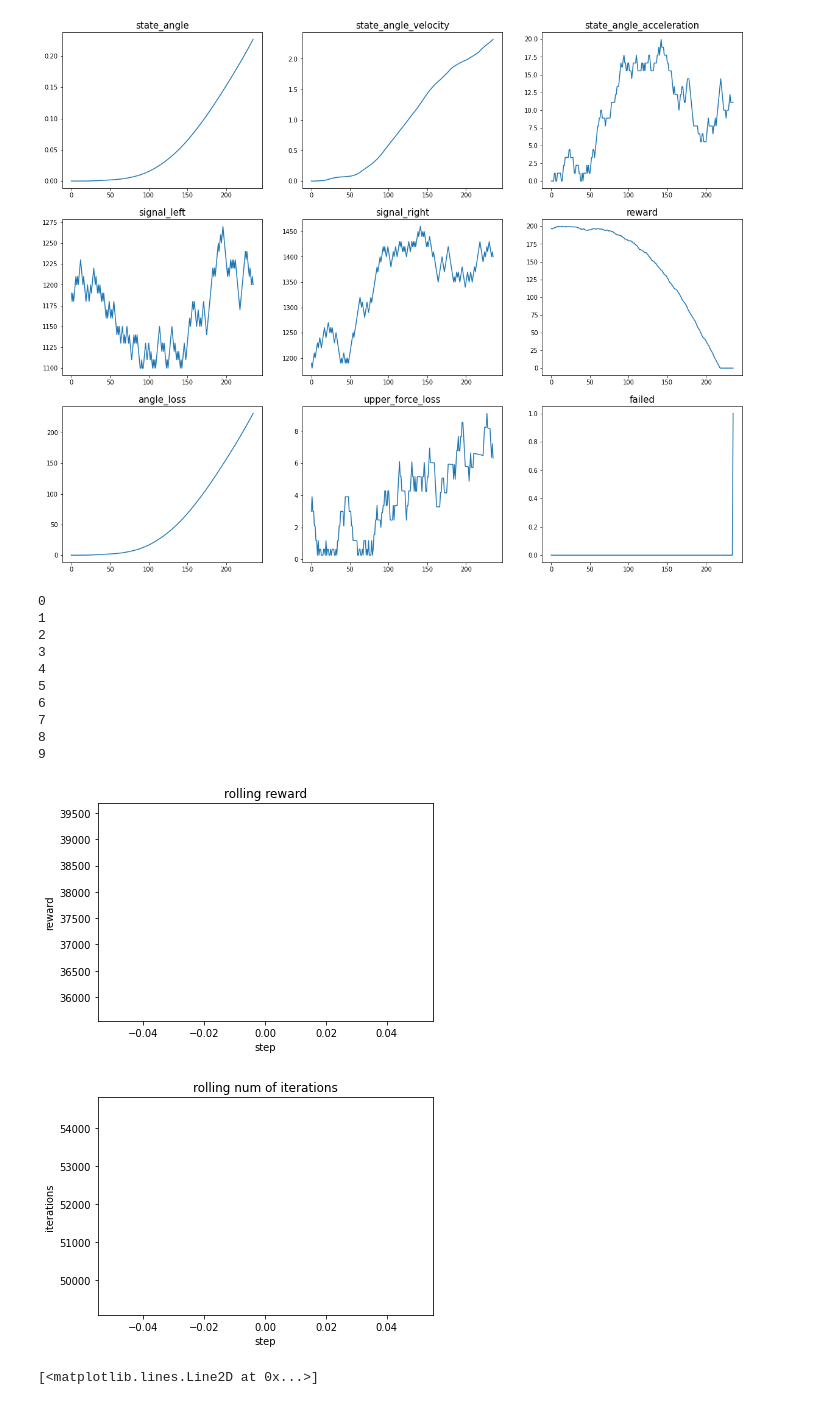
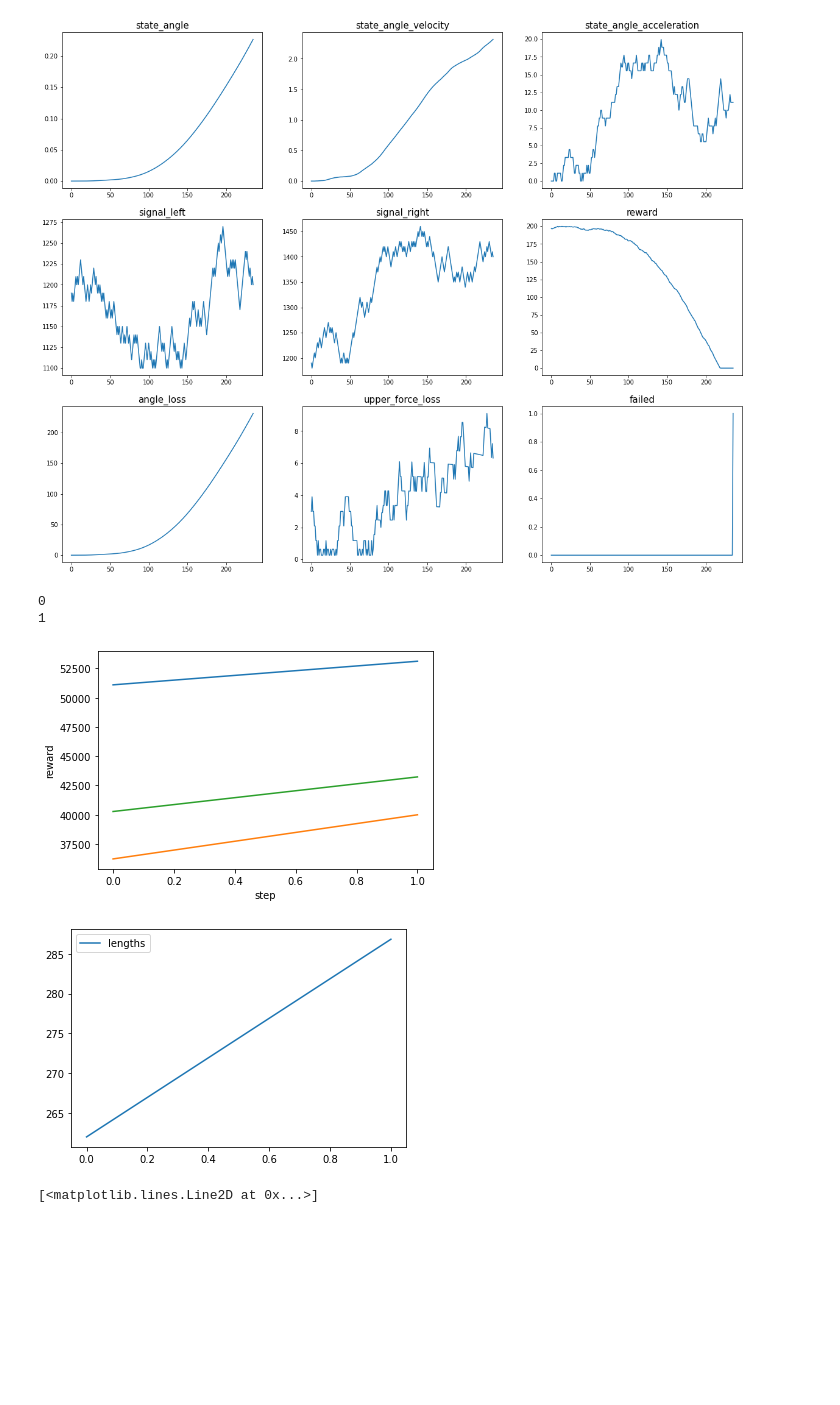
Before and after one commit to limon8884/copter, a Jupyter notebook: note_for_tests.ipynb, the cells around one changed output. Drawn from its saved outputs; the diff is of its cells as text; code cells hidden in the pictures; blank space fills up the shorter version.

Commit message:
ready for training

```diff
--- a/note_for_tests.ipynb
+++ b/note_for_tests.ipynb
@@ -33,10 +30,11 @@ import matplotlib.pyplot as plt
 import torch
 import torch.nn as nn
 import torch.nn.functional as F
-import math
 import numpy as np
 from utils import to_one_hot, normalize_tensor
 from typing import Tuple, Type, Dict
+from Copter.Session import Session
+from Copter.Network import Network
 
 class Trainer(object):
     def __init__(self, train_steps=10, n_iters=2000, n_sessions=50, percentile=70):
@@ -144,33 +142,23 @@ class Trainer(object):
         plt.xlabel('step')
         plt.ylabel('reward')
         # plt.title('rolling reward')
-        plt.plot(self.train_elite_rewards, label='elite')
-        # plt.show()
-        # plt.xlabel('step')
-        # plt.ylabel('iterations')
-        # plt.title('rolling num of iterations')
-        plt.plot(self.train_rewards, 'all')
+        plt.plot(self.train_elite_rewards, label='elite rewards')
+        plt.plot(self.train_rewards, label='all rewards')
+        plt.plot([logs['threshold'] for logs in self.info], label='threshold')
         plt.legend()
         plt.show()
+        plt.plot([np.mean(logs['lenghts']) for logs in self.info], label='lengths')
+        plt.legend()
+        plt.show()
 # %%
 tr = Trainer(n_iters=2000, n_sessions=50, percentile=70)
-tr.train_model(10)
+tr.train_model(2)
 tr.plot_trained_logs()
-# tr.generate_sessions(100, 0.7).shape
-# torch.vstack(t).shape
 # %% [output]
 0
 1
-2
-3
-4
-5
-6
-7
-8
-9
-[figure, old version]
+[figure, new version]
-[figure, old version]
+[figure, new version]
 # %%
 plt.plot(tr.train_elite_rewards)
 # %% [output]
```
Also changed, not shown: parts of 25 cells of this notebook, 1 other file.
